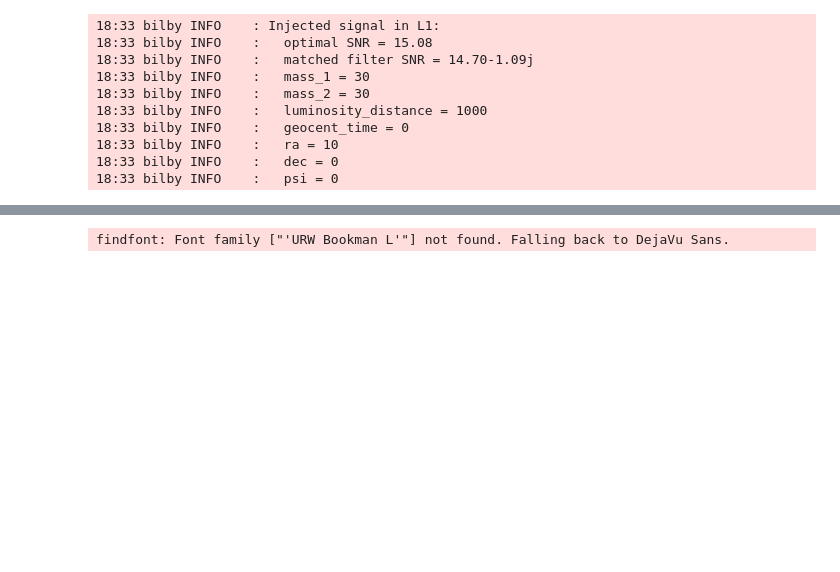
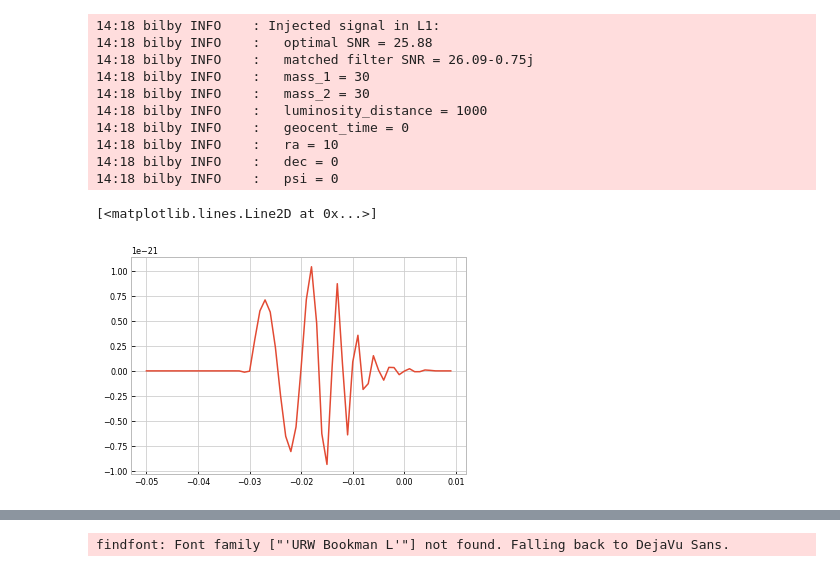
Before and after one commit to transientlunatic/heron, a Jupyter notebook: notebooks/bilby/Heron-bilby.ipynb, the cells around one changed output, grey strips where cells are left out. Cells and saved outputs as stored; diff of their text form; code cells hidden in the pictures; blank space fills up the shorter version.

Commit message:
Updates to the GW model.

```diff
--- a/notebooks/bilby/Heron-bilby.ipynb
+++ b/notebooks/bilby/Heron-bilby.ipynb
@@ -68,7 +67,7 @@ duration = 0.06
 sampling_frequency = 1000
 waveform = bilby.gw.waveform_generator.WaveformGenerator(
     duration=duration, sampling_frequency=sampling_frequency,
-    time_domain_source_model=heronbilby,
+    time_domain_source_model=generator.bilby,
     start_time=-0.05)
 # %%
 # inject the signal into three interferometers
@@ -81,16 +80,21 @@ injection_parameters = {"mass_1": 30, "mass_2": 30, "luminosity_distance": 1000,
 ifos.inject_signal(waveform_generator=waveform,
                    parameters=injection_parameters);
 # %% [output]
-18:33 bilby INFO    : Injected signal in L1:
-18:33 bilby INFO    :   optimal SNR = 15.08
-18:33 bilby INFO    :   matched filter SNR = 14.70-1.09j
-18:33 bilby INFO    :   mass_1 = 30
-18:33 bilby INFO    :   mass_2 = 30
-18:33 bilby INFO    :   luminosity_distance = 1000
-18:33 bilby INFO    :   geocent_time = 0
-18:33 bilby INFO    :   ra = 10
-18:33 bilby INFO    :   dec = 0
-18:33 bilby INFO    :   psi = 0
+14:18 bilby INFO    : Injected signal in L1:
+14:18 bilby INFO    :   optimal SNR = 25.88
+14:18 bilby INFO    :   matched filter SNR = 26.09-0.75j
+14:18 bilby INFO    :   mass_1 = 30
+14:18 bilby INFO    :   mass_2 = 30
+14:18 bilby INFO    :   luminosity_distance = 1000
+14:18 bilby INFO    :   geocent_time = 0
+14:18 bilby INFO    :   ra = 10
+14:18 bilby INFO    :   dec = 0
+14:18 bilby INFO    :   psi = 0
+# %%
+plt.plot(waveform.time_array, waveform.time_domain_strain()['plus'])
+# %% [output]
+[<matplotlib.lines.Line2D at 0x...>]
+[figure, added]
 # %%
 priors = bilby.gw.prior.BBHPriorDict()
 # %% [output]
```
Also changed, not shown: parts of 6 cells of this notebook, 1 other file.
